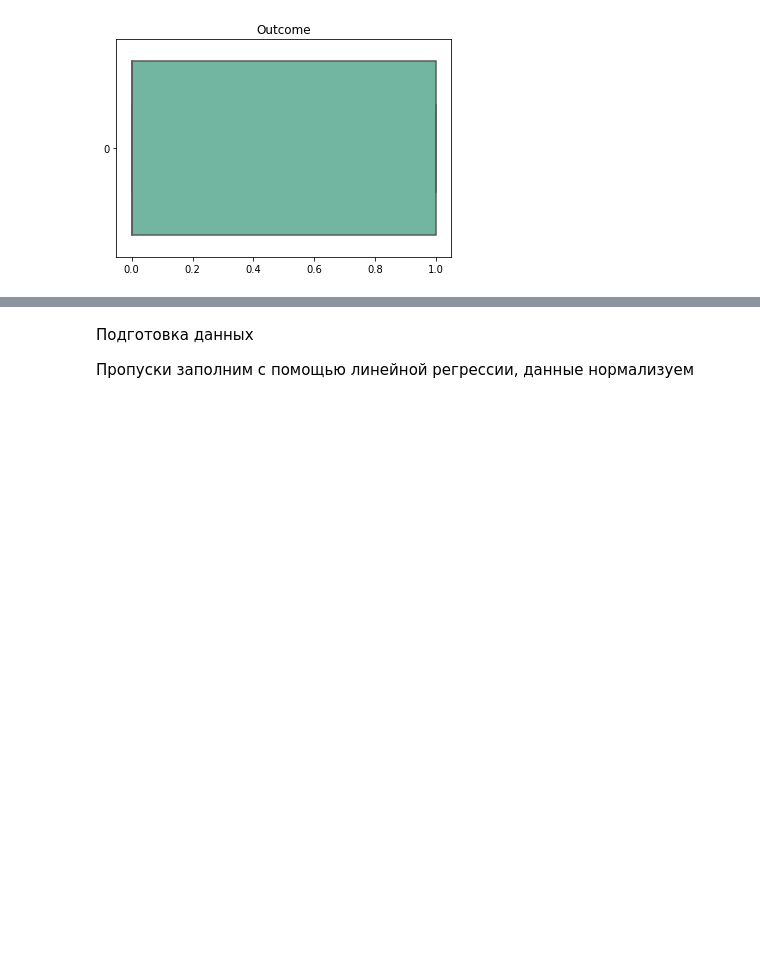
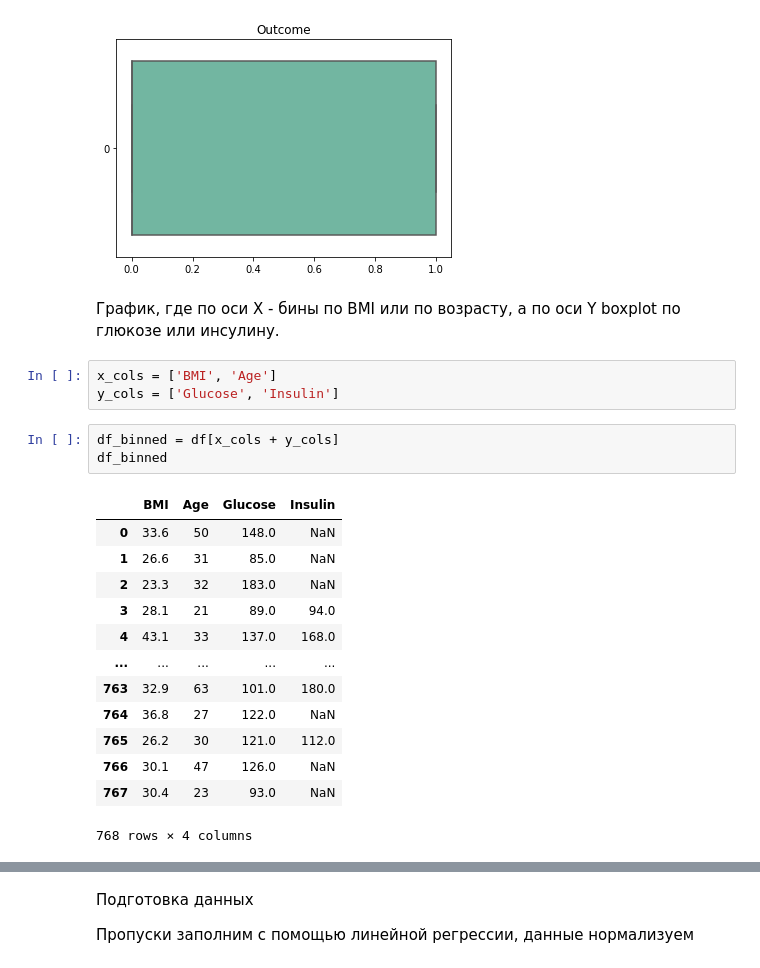
Before and after one commit to DenisKochetov/PIMA-dataset, a Jupyter notebook: pima.ipynb, the cells around one changed output, grey strips where cells are left out. Cells and saved outputs as stored; diff of their text form; blank space fills up the shorter version.

```diff
--- a/pima.ipynb
+++ b/pima.ipynb
@@ -162,3 +162,25 @@ for col in df.columns:
 [figure]
 [figure]
 [figure]
+# %% [markdown]
+График, где по оси Х - бины по BMI или по возрасту, а по оси Y boxplot по глюкозе или инсулину.
+# %%
+x_cols = ['BMI', 'Age']
+y_cols = ['Glucose', 'Insulin']
+# %%
+df_binned = df[x_cols + y_cols]
+df_binned
+# %% [output]
+|  | BMI | Age | Glucose | Insulin |
+| 0 | 33.6 | 50 | 148.0 | NaN |
+| 1 | 26.6 | 31 | 85.0 | NaN |
+| 2 | 23.3 | 32 | 183.0 | NaN |
+| 3 | 28.1 | 21 | 89.0 | 94.0 |
+| 4 | 43.1 | 33 | 137.0 | 168.0 |
+| ... | ... | ... | ... | ... |
+| 763 | 32.9 | 63 | 101.0 | 180.0 |
+| 764 | 36.8 | 27 | 122.0 | NaN |
+| 765 | 26.2 | 30 | 121.0 | 112.0 |
+| 766 | 30.1 | 47 | 126.0 | NaN |
+| 767 | 30.4 | 23 | 93.0 | NaN |
+768 rows × 4 columns
```
Also changed, not shown: parts of 3 cells of this notebook.
